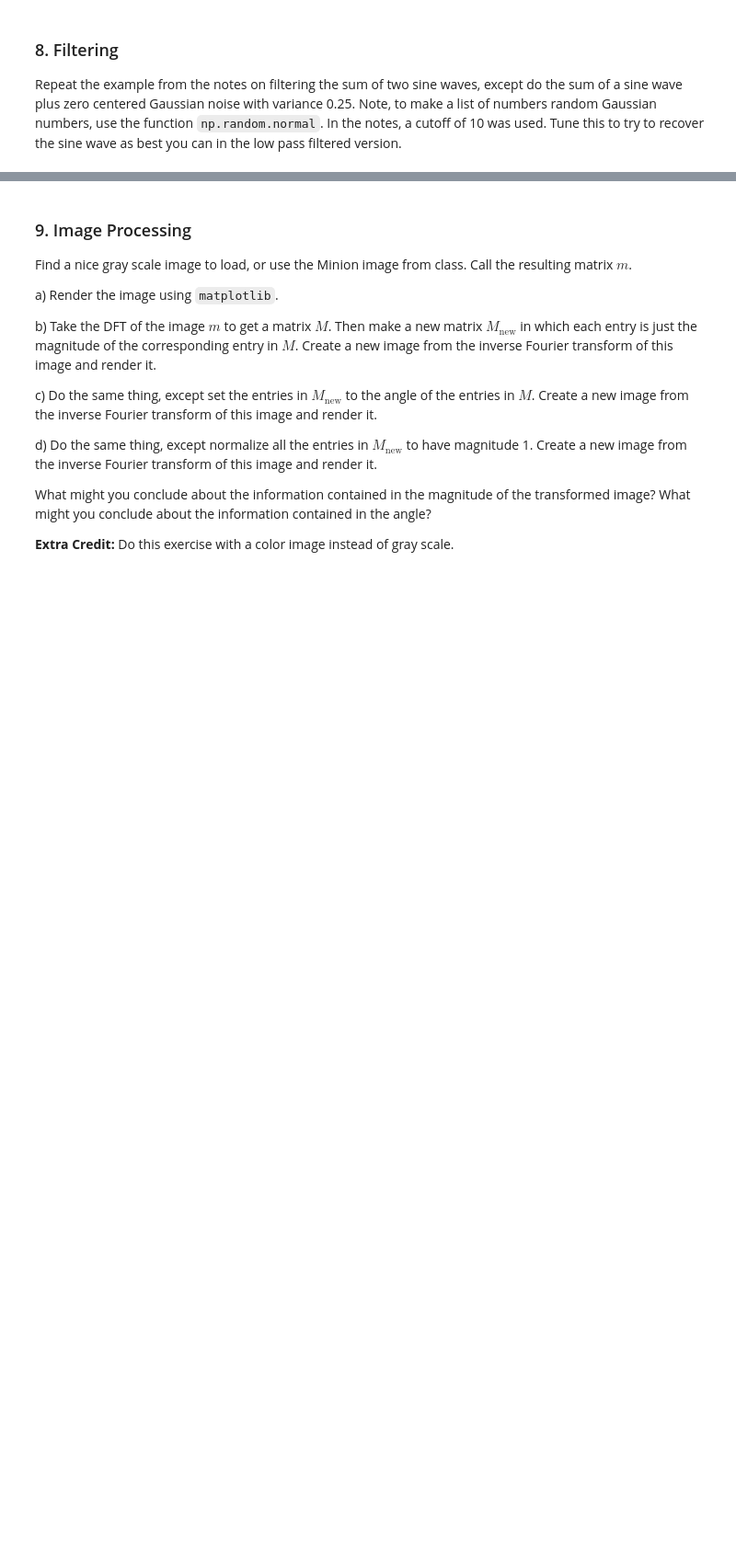
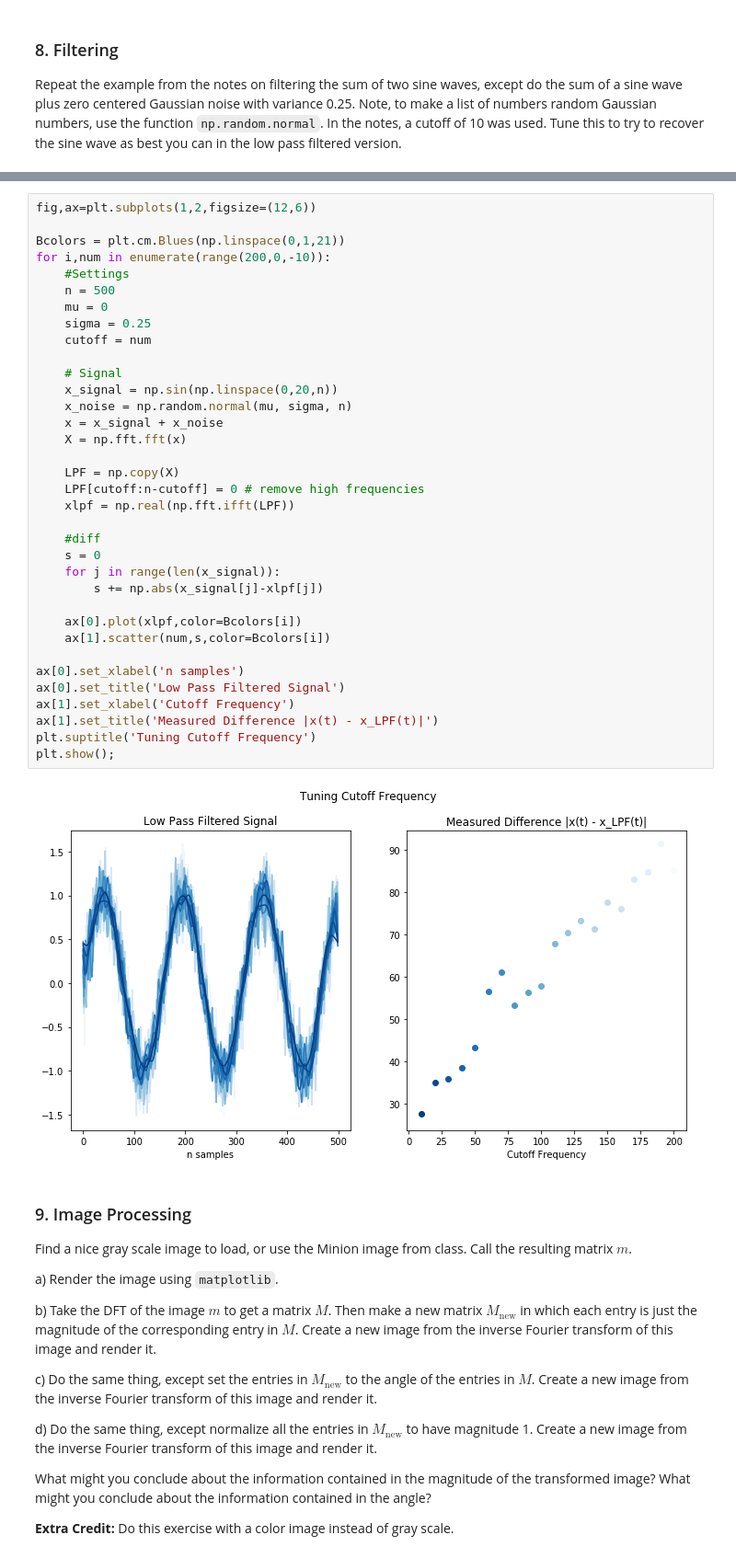
Before and after one commit to kegedy/EE502P, a Jupyter notebook: hw/kevin/HW06.ipynb, the cells around one changed output, grey strips where cells are left out. Shown at 92% size. Saved outputs shown, nothing was run; the diff lists cells and outputs as text; blank space fills up the shorter version.

```diff
--- a/hw/kevin/HW06.ipynb
+++ b/hw/kevin/HW06.ipynb
@@ -382,3 +427,40 @@ Repeat the example from the notes on filtering the sum of two sine waves, except
+# %%
+fig,ax=plt.subplots(1,2,figsize=(12,6))
+
+Bcolors = plt.cm.Blues(np.linspace(0,1,21))
+for i,num in enumerate(range(200,0,-10)):
+    #Settings
+    n = 500
+    mu = 0
+    sigma = 0.25
+    cutoff = num
+
+    # Signal
+    x_signal = np.sin(np.linspace(0,20,n))
+    x_noise = np.random.normal(mu, sigma, n)
+    x = x_signal + x_noise
+    X = np.fft.fft(x)
+
+    LPF = np.copy(X)
+    LPF[cutoff:n-cutoff] = 0 # remove high frequencies
+    xlpf = np.real(np.fft.ifft(LPF))
+
+    #diff
+    s = 0
+    for j in range(len(x_signal)):
+        s += np.abs(x_signal[j]-xlpf[j])
+
+    ax[0].plot(xlpf,color=Bcolors[i])
+    ax[1].scatter(num,s,color=Bcolors[i])
+
+ax[0].set_xlabel('n samples')
+ax[0].set_title('Low Pass Filtered Signal')
+ax[1].set_xlabel('Cutoff Frequency')
+ax[1].set_title('Measured Difference |x(t) - x_LPF(t)|')
+plt.suptitle('Tuning Cutoff Frequency')
+plt.show();
+# %% [output]
+[figure, added]
 # %% [markdown]
 ### 9.  Image Processing
 
```
Also changed, not shown: parts of 24 cells of this notebook.
